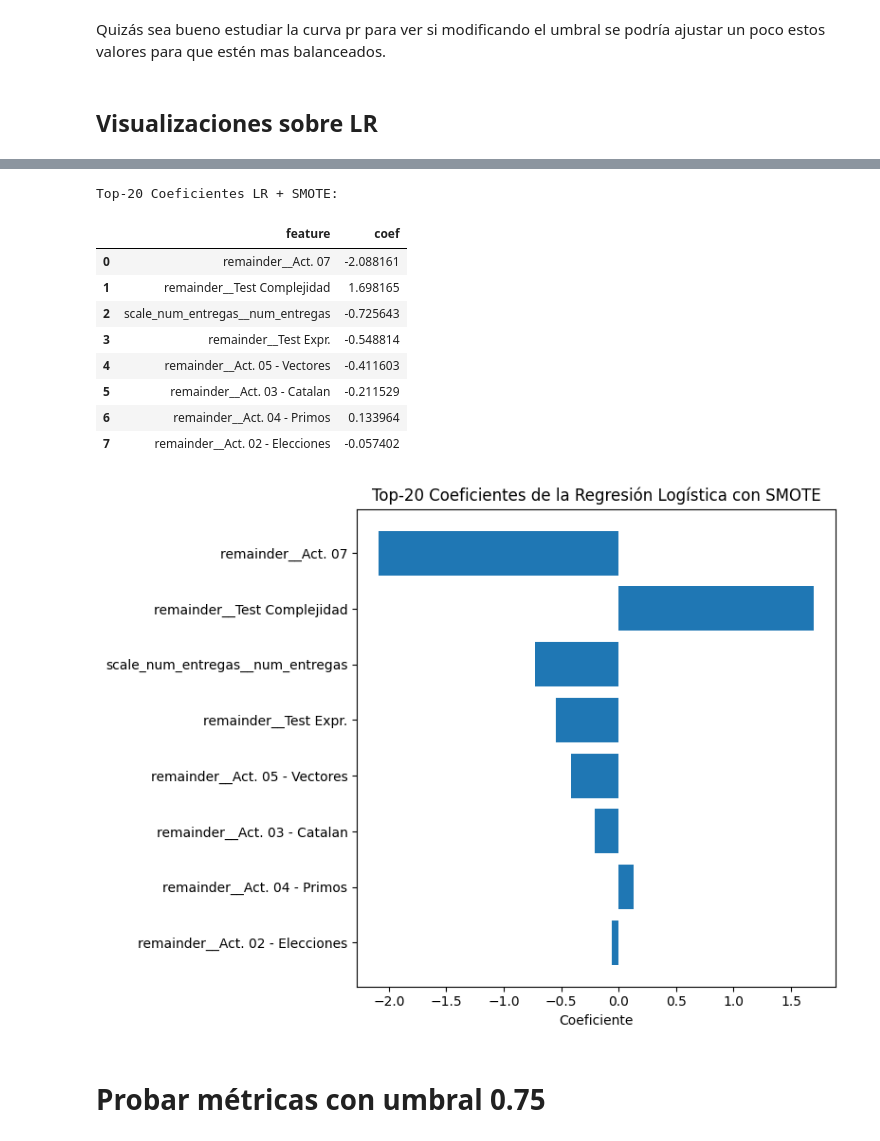
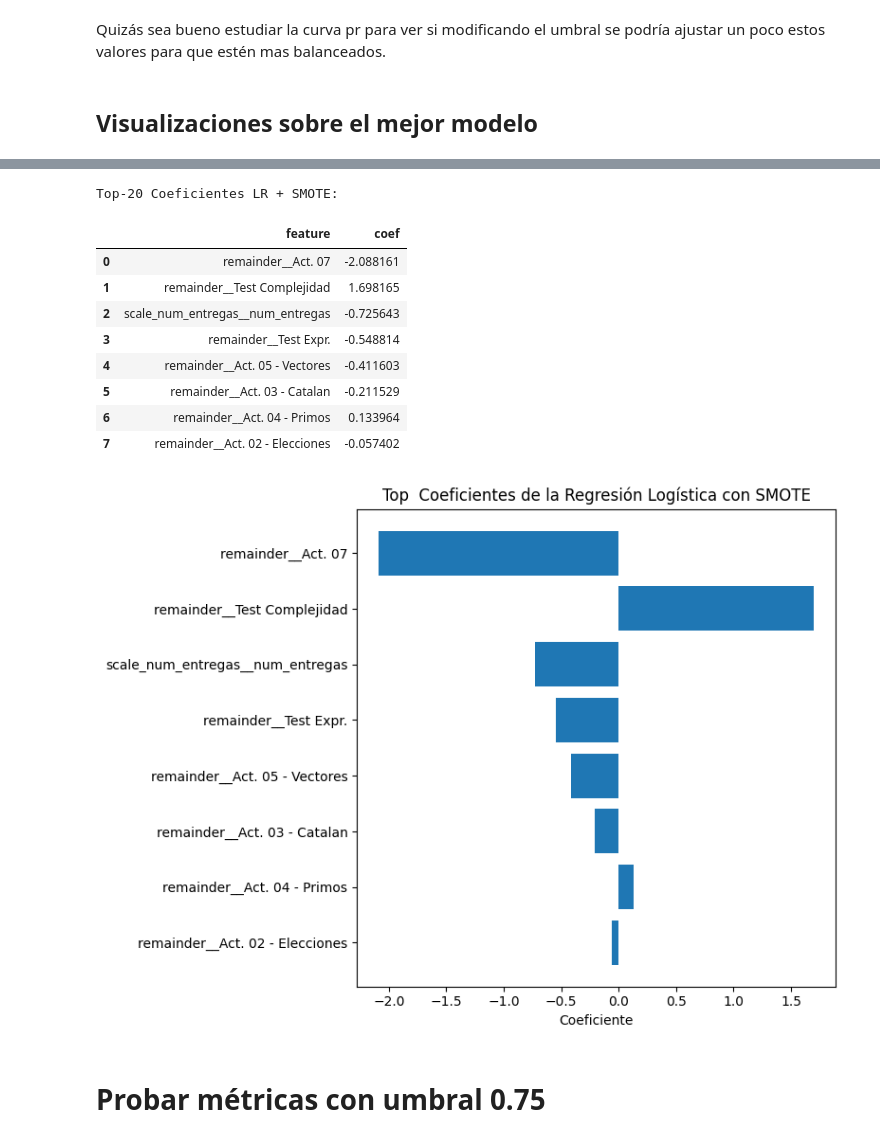
Before and after one commit to Cmanzano03/TFG_cmi_Moodle, a Jupyter notebook: notebooks/Modelado/modelado_v1.1.ipynb, the cells around one changed output, grey strips where cells are left out. Cells and saved outputs as stored; diff of their text form; code cells hidden in the pictures.

Commit message:
Pequeños ajustes sobre la estructura del código de la fase de modelado

```diff
--- a/notebooks/Modelado/modelado_v1.1.ipynb
+++ b/notebooks/Modelado/modelado_v1.1.ipynb
@@ -330,7 +327,7 @@ Los resultados de estos modelos los cuales utilizan el nuevo dataset creado son
 # %% [markdown]
 Quizás sea bueno estudiar la curva pr para ver si modificando el umbral se podría ajustar un poco estos valores para que estén mas balanceados.
 # %% [markdown]
-## Visualizaciones sobre LR
+## Visualizaciones sobre el mejor modelo
 # %%
 # %% [markdown]
 # ### Logistic Regression + SMOTE: evaluación CV determinista, coeficientes y visualizaciones
@@ -401,36 +398,36 @@ feature_names = pipe_final.named_steps["pre"].get_feature_names_out()
 coef = pipe_final.named_steps["clf"].coef_[0]
 coef_df = (
     pd.DataFrame({"feature": feature_names, "coef": coef})
       .assign(abs_coef=lambda df: df.coef.abs())
       .sort_values("abs_coef", ascending=False)
       .reset_index(drop=True)
 )
 
-# 7) Mostrar Top-20 coeficientes
+# 7) Mostrar Top coeficientes
 print("Top-20 Coeficientes LR + SMOTE:")
 display(coef_df.head(20)[["feature", "coef"]])
 
 plt.figure(figsize=(8, 6))
 plt.barh(coef_df.head(20)["feature"][::-1],
          coef_df.head(20)["coef"][::-1])
 plt.xlabel("Coeficiente")
-plt.title("Top-20 Coeficientes de la Regresión Logística con SMOTE")
+plt.title("Top  Coeficientes de la Regresión Logística con SMOTE")
 plt.tight_layout()
 plt.show()
 # %% [output]
 [figure]
 [figure]
 Top-20 Coeficientes LR + SMOTE:
 |  | feature | coef |
 | 0 | remainder__Act. 07 | -2.088161 |
 | 1 | remainder__Test Complejidad | 1.698165 |
 | 2 | scale_num_entregas__num_entregas | -0.725643 |
 | 3 | remainder__Test Expr. | -0.548814 |
 | 4 | remainder__Act. 05 - Vectores | -0.411603 |
 | 5 | remainder__Act. 03 - Catalan | -0.211529 |
 | 6 | remainder__Act. 04 - Primos | 0.133964 |
 | 7 | remainder__Act. 02 - Elecciones | -0.057402 |
-[figure, old version]
+[figure, new version]
 # %% [markdown]
 # Probar métricas con umbral 0.75
 # %%
```
Also changed, not shown: parts of 5 cells of this notebook, 20 other files.
